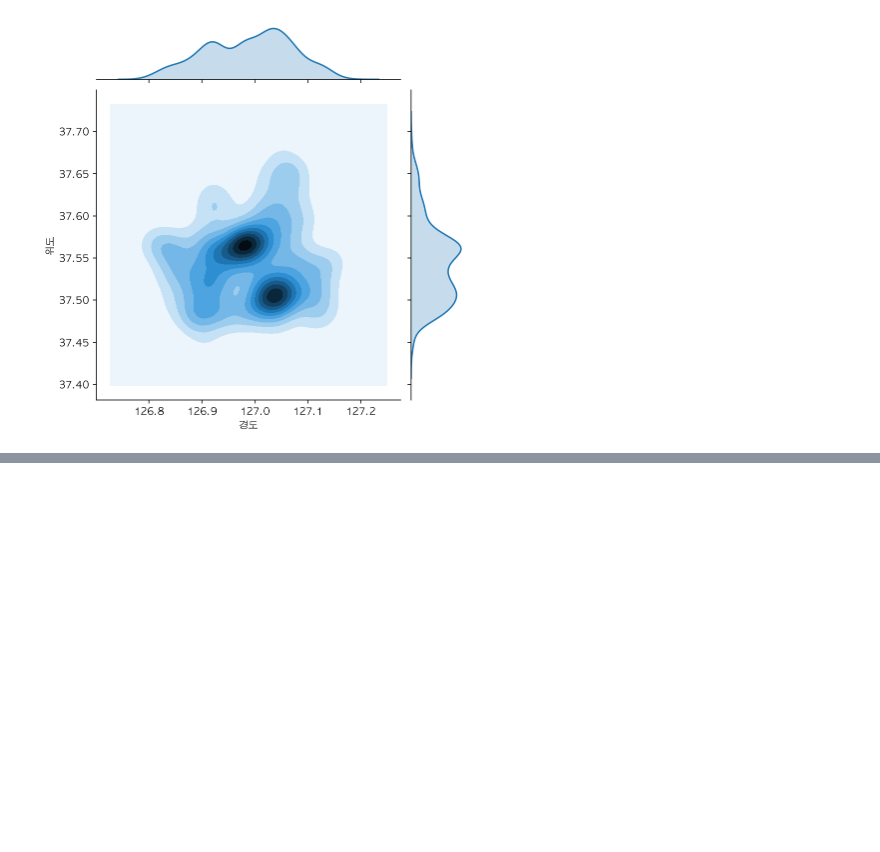
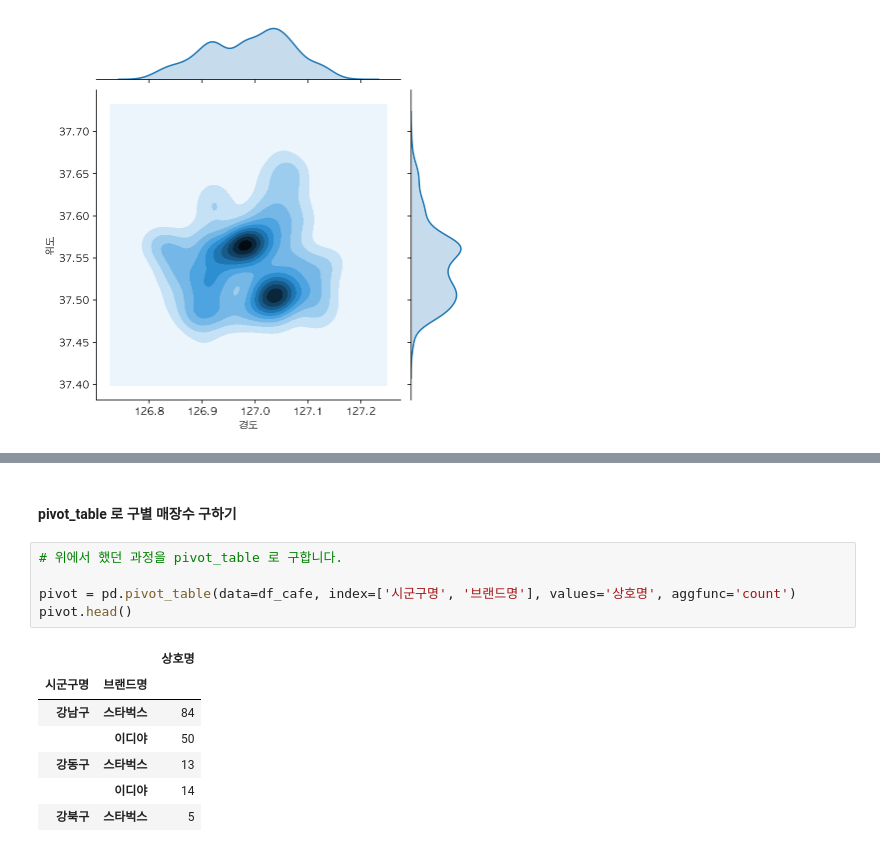
Before and after one commit to neverlish/Learned, a Jupyter notebook: data/inflearn-public-data-python/04-coffee-store.ipynb, the cells around one changed output, grey strips where cells are left out. Saved outputs shown, nothing was run; the diff lists cells and outputs as text; blank space fills up the shorter version.

```diff
--- a/data/inflearn-public-data-python/04-coffee-store.ipynb
+++ b/data/inflearn-public-data-python/04-coffee-store.ipynb
@@ -303,0 +348,15 @@ sns.jointplot(data=df_cafe, x='경도', y='위도', kind='kde')
+# %% [markdown]
+#### pivot_table 로 구별 매장수 구하기
+# %%
+# 위에서 했던 과정을 pivot_table 로 구합니다.
+
+pivot = pd.pivot_table(data=df_cafe, index=['시군구명', '브랜드명'], values='상호명', aggfunc='count')
+pivot.head()
+# %% [output]
+|  |  | 상호명 |
+| 시군구명 | 브랜드명 |  |
+| 강남구 | 스타벅스 | 84 |
+|  | 이디야 | 50 |
+| 강동구 | 스타벅스 | 13 |
+|  | 이디야 | 14 |
+| 강북구 | 스타벅스 | 5 |
```
Also changed, not shown: parts of 5 cells of this notebook.
